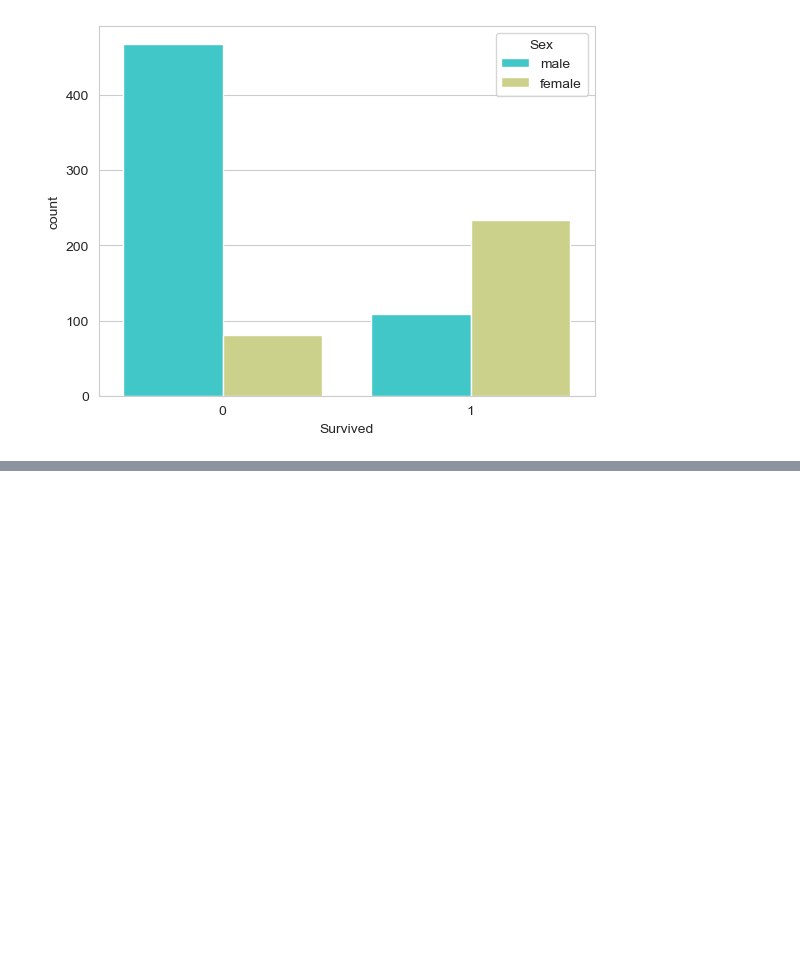
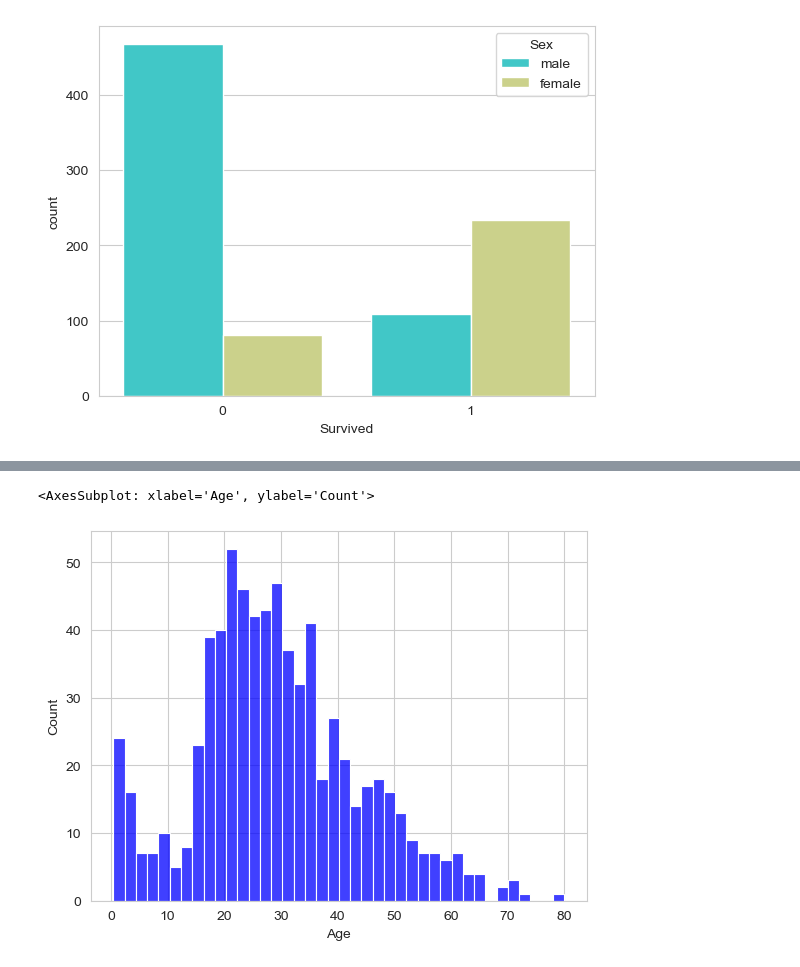
Before and after one commit to BibekRai44/Hands-on-Machine-Learning, a Jupyter notebook: DS/titanic-eda.ipynb, the cells around one changed output, grey strips where cells are left out. Saved outputs shown, nothing was run; the diff lists cells and outputs as text; code cells hidden in the pictures; blank space fills up the shorter version.

```diff
--- a/DS/titanic-eda.ipynb
+++ b/DS/titanic-eda.ipynb
@@ -54,0 +65,5 @@ sns.countplot(x=df['Survived'],data=df,hue='Sex',palette='rainbow')
+# %%
+sns.histplot(x=df['Age'].dropna(),kde=False,color='blue',bins=40)
+# %% [output]
+<AxesSubplot: xlabel='Age', ylabel='Count'>
+[figure, added]
```
Also changed, not shown: parts of 36 cells of this notebook.
